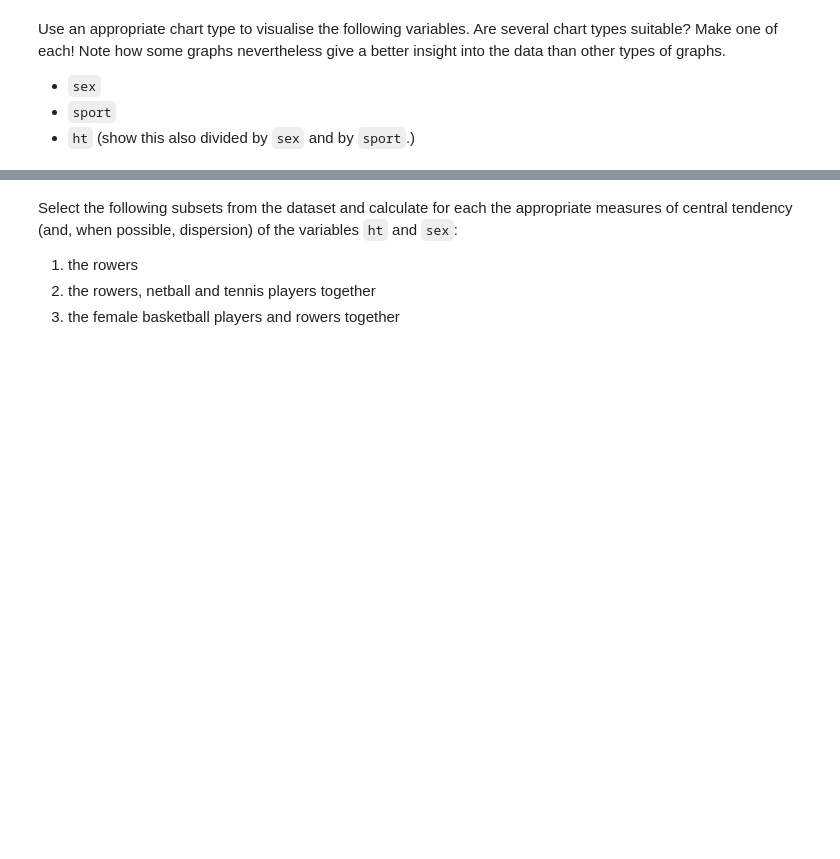
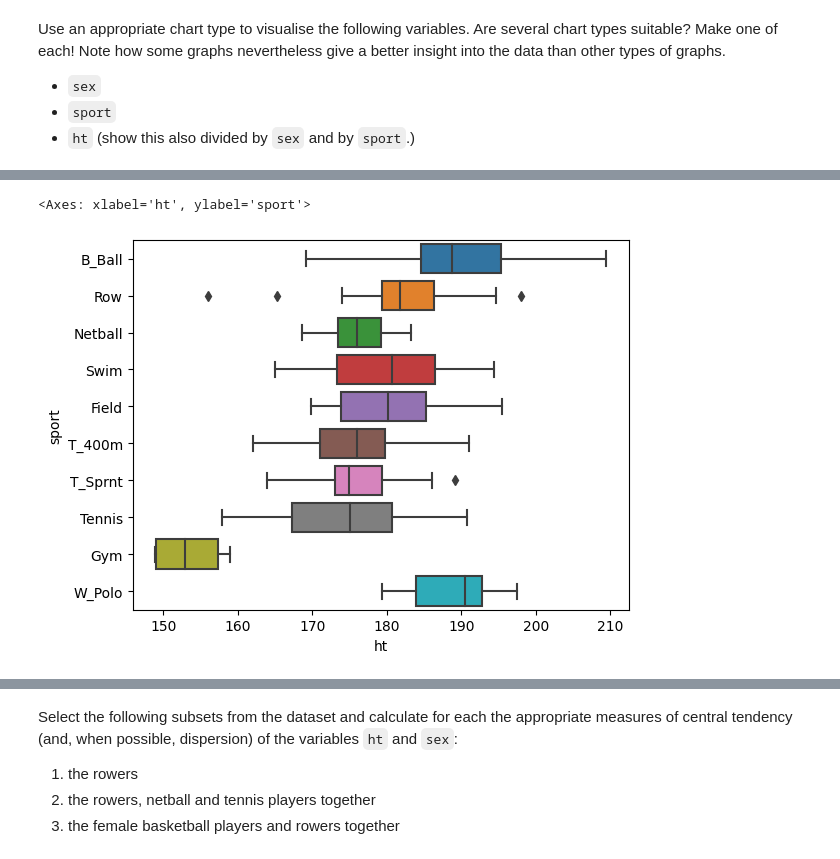
Before and after one commit to mappelmans/dsai-labs, a Jupyter notebook: 2-analysis-1-var/lab-2-01.ipynb, the cells around one changed output, grey strips where cells are left out. Saved outputs shown, nothing was run; the diff lists cells and outputs as text; code cells hidden in the pictures; blank space fills up the shorter version.

```diff
--- a/2-analysis-1-var/lab-2-01.ipynb
+++ b/2-analysis-1-var/lab-2-01.ipynb
@@ -24,0 +36,5 @@ Use an appropriate chart type to visualise the following variables. Are several
+# %%
+sns.boxplot(data = ais, x = "ht", y = "sport")
+# %% [output]
+<Axes: xlabel='ht', ylabel='sport'>
+[figure, added]
```
Also changed, not shown: parts of 5 cells of this notebook, 2 other files.
